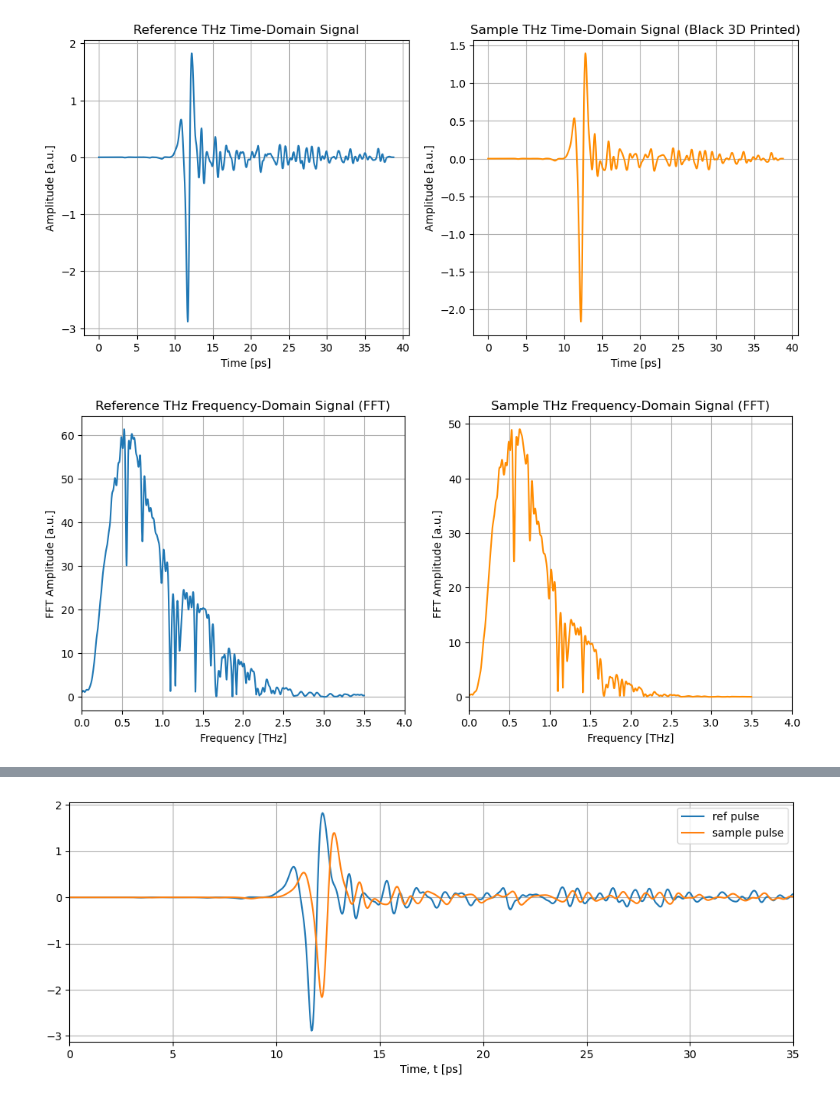
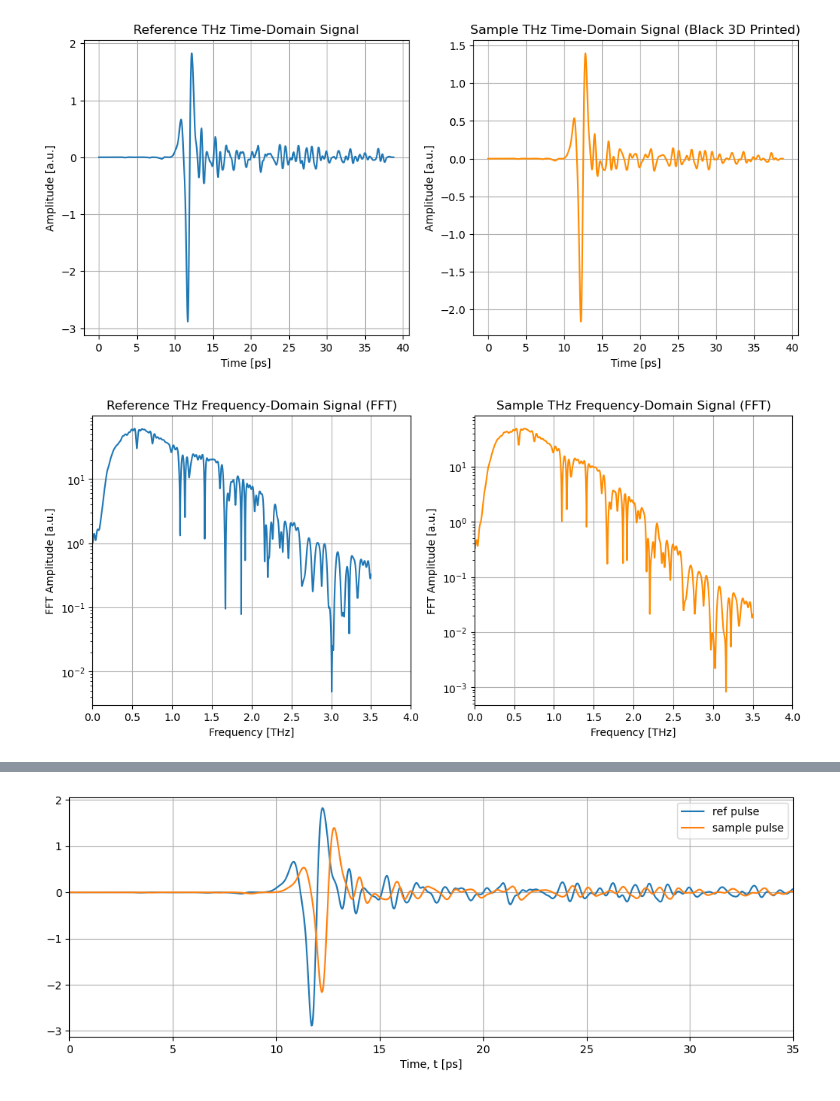
Before and after one commit to Loriginale2000/TerahertzProject, a Jupyter notebook: TheoTHzTDS/THz-TDS/Transfer Matrix Method/Test_black.ipynb, the cells around one changed output, grey strips where cells are left out. Drawn from its saved outputs; the diff is of its cells as text; code cells hidden in the pictures.

```diff
--- a/TheoTHzTDS/THz-TDS/Transfer Matrix Method/Test_black.ipynb
+++ b/TheoTHzTDS/THz-TDS/Transfer Matrix Method/Test_black.ipynb
@@ -5,10 +5,10 @@ import matplotlib.pyplot as plt
 
 
 # INSERT REFERENCE DATA
-reference_pulse = np.loadtxt(r"D:\TerahertzProject\TheoTHzTDS\THz-TDS\Transfer Matrix Method\data\Ref2.txt",dtype=float)
+reference_pulse = np.loadtxt(r"C:\miniconda_projects\repository\TerahertzProject\TheoTHzTDS\THz-TDS\Transfer Matrix Method\data\Ref2.txt",dtype=float)
 
 # INSERT SAMPLE DATA
-sample_pulse_black_2mm = np.loadtxt(r"D:\TerahertzProject\TheoTHzTDS\THz-TDS\Transfer Matrix Method\data\Sample_black_3dprint.txt",dtype=float)
+sample_pulse_black_2mm = np.loadtxt(r"C:\miniconda_projects\repository\TerahertzProject\TheoTHzTDS\THz-TDS\Transfer Matrix Method\data\Sample_black_3dprint.txt",dtype=float)
 
 t1= reference_pulse[:,0] + 733.8  # ADJUISTING THE AXIS
 amp1 = reference_pulse[:,1]
@@ -39,34 +39,36 @@ plt.plot(t1,amp1)
 plt.xlabel('Time [ps]')
 plt.ylabel('Amplitude [a.u.]')
 plt.title('Reference THz Time-Domain Signal')
 plt.grid()
 plt.subplot(1,2,2)
 plt.plot(t2,amp2, color='darkorange')
 plt.xlabel('Time [ps]')
 plt.ylabel('Amplitude [a.u.]')
 plt.title('Sample THz Time-Domain Signal (Black 3D Printed)')
 plt.grid()
 plt.show()
 
 plt.figure(figsize=(12, 5))
 plt.subplot(1,2,1)
 plt.plot(frequency*1e-12,np.abs(reference_fft))
 plt.xlim(0,4)
+plt.yscale('log')
 plt.xlabel('Frequency [THz]')
 plt.ylabel('FFT Amplitude [a.u.]')
 plt.title('Reference THz Frequency-Domain Signal (FFT)')
 plt.grid()
 plt.subplot(1,2,2)
 plt.plot(frequency*1e-12,np.abs(sample_fft), color='darkorange')
 plt.xlim(0,4)
+plt.yscale('log')
 plt.xlabel('Frequency [THz]')
 plt.ylabel('FFT Amplitude [a.u.]')
 plt.title('Sample THz Frequency-Domain Signal (FFT)')
 plt.grid()
 plt.show()
 # %% [output]
 [figure]
-[figure, old version]
+[figure, new version]
 # %%
 # PHASE UNWRAPPING
 uwrapped_ref = np.unwrap(np.angle(reference_fft))
```
Also changed, not shown: parts of 3 cells of this notebook, 14 other files.
